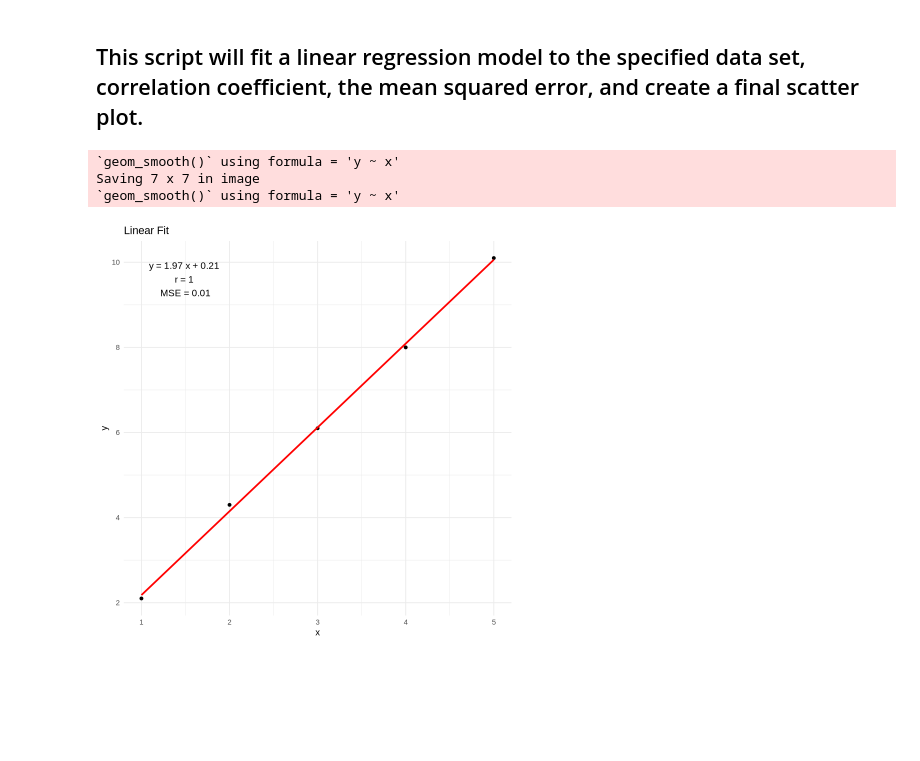
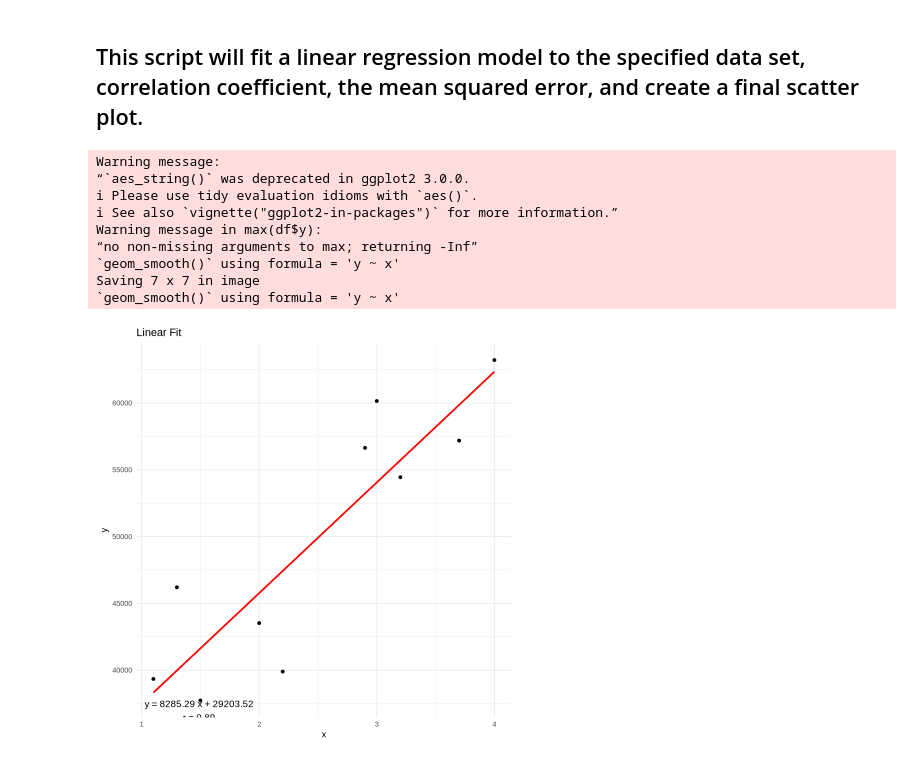
Before and after one commit to s-lenz/linear-regression-jupyter, a Jupyter notebook: assignment 3/better_reg_r.ipynb, the cells around one changed output. Saved outputs shown, nothing was run; the diff lists cells and outputs as text; code cells hidden in the pictures; blank space fills up the shorter version.

Commit message:
fixed R notebook to work with regression csv

```diff
--- a/assignment 3/better_reg_r.ipynb
+++ b/assignment 3/better_reg_r.ipynb
@@ -5,33 +5,41 @@
 library(ggplot2)
 # %%
 # Describe data
-df <- data.frame(
-  x = c(1, 2, 3, 4, 5),
-  y = c(2.1, 4.3, 6.1, 8.0, 10.1)
-)
+filename <- "regression_data-Copy1.csv"
+x <- "YearsExperience"
+y <- "Salary"
+# %%
+# Read in the data
+df <- read.csv(filename)
 # %%
 # Fit model to data
-model <- lm(y ~ x, data = df)
+model <- lm(as.formula(paste(y, "~", x)), data = df)
 slope <- coef(model)[2]
 intercept <- coef(model)[1]
-r <- cor(df$x, df$y)
+r <- cor(df[[x]], df[[y]])
 pred <- predict(model)
-mse <- mean((df$y - pred)^2)
+mse <- mean((df[[y]] - pred)^2)
 # %%
 # Plot the data
-ggplot(df, aes(x = x, y = y)) +
+ggplot(df, aes_string(x = x, y = y)) +
   geom_point() +
   geom_smooth(method = "lm", se = FALSE, color = "red") +
   annotate("text", x = 1.5, y = max(df$y) - 0.5,
            label = paste("y =", round(slope, 2), "x +", round(intercept, 2),
                          "\nr =", round(r, 2), "\nMSE =", round(mse, 2)),
            size = 4) +
   labs(title = "Linear Fit",
        x = "x", y = "y") +
   theme_minimal()
 ggsave("regression_plot_r.png")
 # %% [output]
+Warning message:
+“`aes_string()` was deprecated in ggplot2 3.0.0.
+ℹ Please use tidy evaluation idioms with `aes()`.
+ℹ See also `vignette("ggplot2-in-packages")` for more information.”
+Warning message in max(df$y):
+“no non-missing arguments to max; returning -Inf”
 `geom_smooth()` using formula = 'y ~ x'
 Saving 7 x 7 in image
 `geom_smooth()` using formula = 'y ~ x'
-[figure, old version]
+[figure, new version]
```
